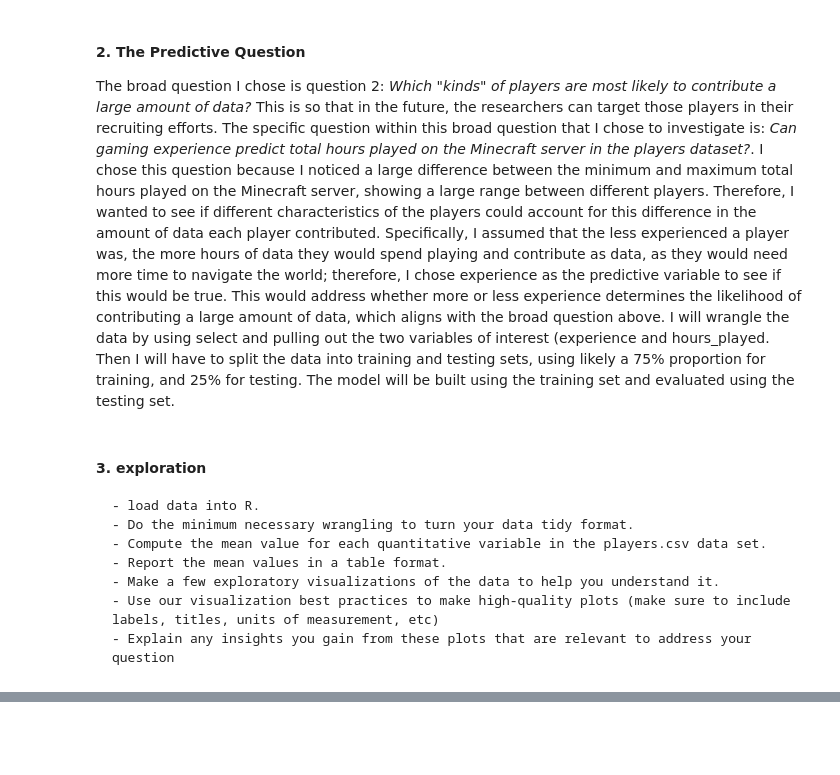
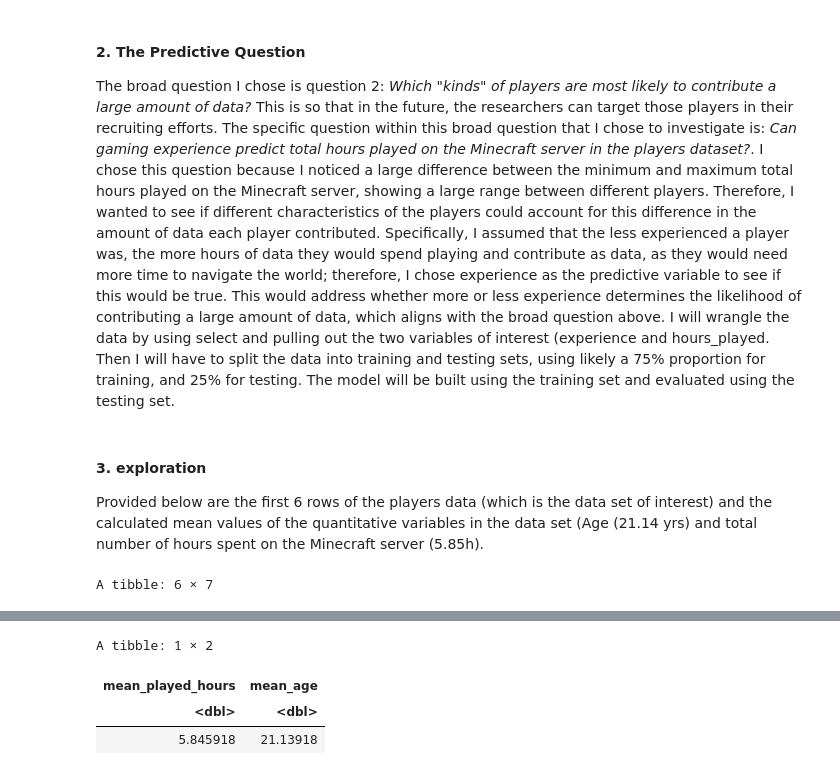
Before and after one commit to Juliaasakura/individual_planning_stage_dsci_100, a Jupyter notebook: individual_report.ipynb, the cells around one changed output, grey strips where cells are left out. Cells and saved outputs as stored; diff of their text form; code cells hidden in the pictures; blank space fills up the shorter version.

```diff
--- a/individual_report.ipynb
+++ b/individual_report.ipynb
@@ -114,9 +113,10 @@ The broad question I chose is question 2: *Which "kinds" of players are most lik
 # %% [markdown]
 #### 3. exploration
-    - load data into R.
-    - Do the minimum necessary wrangling to turn your data tidy format.
-    - Compute the mean value for each quantitative variable in the players.csv data set.
-    - Report the mean values in a table format.
-    - Make a few exploratory visualizations of the data to help you understand it.
-    - Use our visualization best practices to make high-quality plots (make sure to include labels, titles, units of measurement, etc)
-    - Explain any insights you gain from these plots that are relevant to address your question
+Provided below are the first 6 rows of the players data (which is the data set of interest) and the calculated mean values of the quantitative variables in the data set (Age (21.14 yrs) and total number of hours spent on the Minecraft server (5.85h).
+# %%
+head(players)
+players_quantitative_averages<- players|>
+    summarise(mean_played_hours=mean(played_hours), mean_age = mean(Age, na.rm=TRUE))
+players_quantitative_averages
+# %% [output]
+A tibble: 6 × 7
@@ -122,0 +131,4 @@ The broad question I chose is question 2: *Which "kinds" of players are most lik
+A tibble: 1 × 2
+| mean_played_hours | mean_age |
+| <dbl> | <dbl> |
+| 5.845918 | 21.13918 |
```
Also changed, not shown: parts of 11 cells of this notebook.
